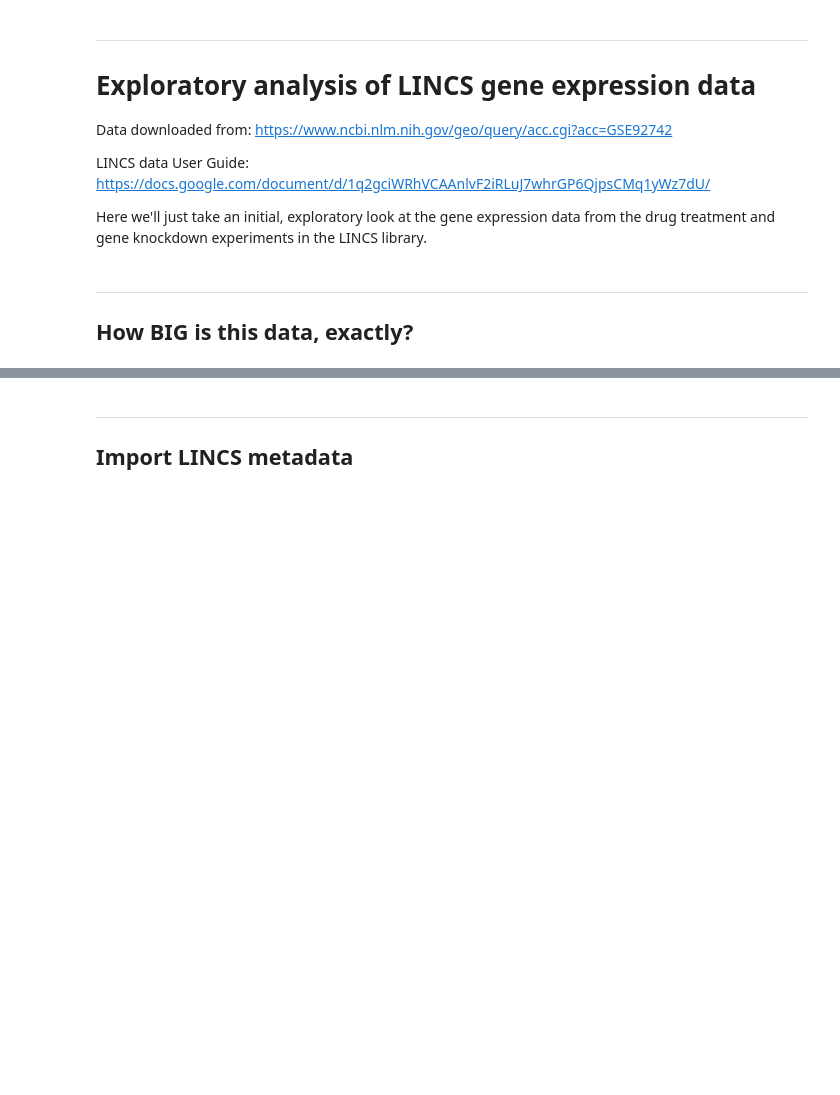
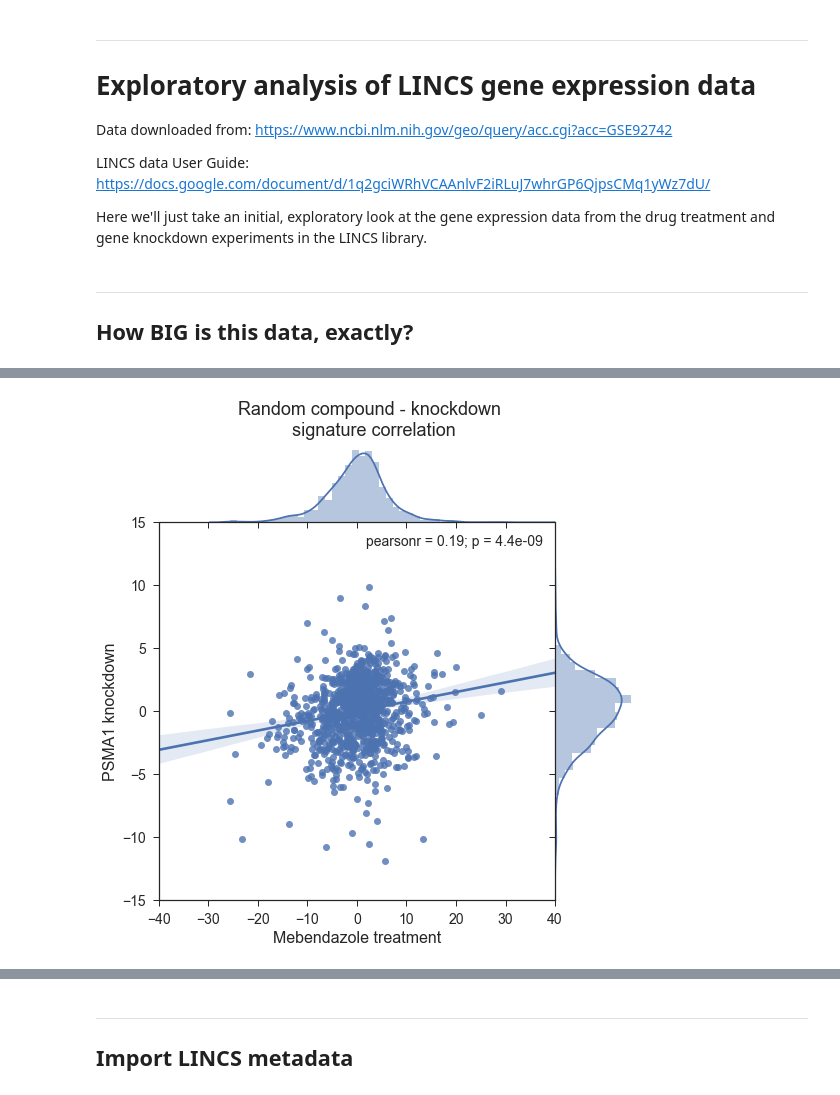
Before and after one commit to npabon/LINCS_target_prediction, a Jupyter notebook: LINCS_data_exploration.ipynb, the cells around one changed output, grey strips where cells are left out. Cells and saved outputs as stored; diff of their text form; code cells hidden in the pictures; blank space fills up the shorter version.

```diff
--- a/LINCS_data_exploration.ipynb
+++ b/LINCS_data_exploration.ipynb
@@ -71,0 +105,13 @@ LINCS gene expression data:              29.2 GB
+# %%
+mebendazole_treatment_sig = consensi_df['BRD-K77987382']
+bortezomib_treatment_sig = consensi_df['BRD-K88510285']
+PSMA1_knockdown_sig = consensi_df['TRCN0000003870']
+# %%
+g1 = sns.jointplot(x=mebendazole_treatment_sig, y=PSMA1_knockdown_sig,
+                    kind="reg", size=8, space=0, xlim=(-40,40), ylim=(-15,15)
+                  ).set_axis_labels("Mebendazole treatment", "PSMA1 knockdown")
+plt.subplots_adjust(top=0.9)
+g1.fig.suptitle('Random compound - knockdown \n signature correlation')
+plt.show()
+# %% [output]
+[figure, added]
```
Also changed, not shown: parts of 10 cells of this notebook.
